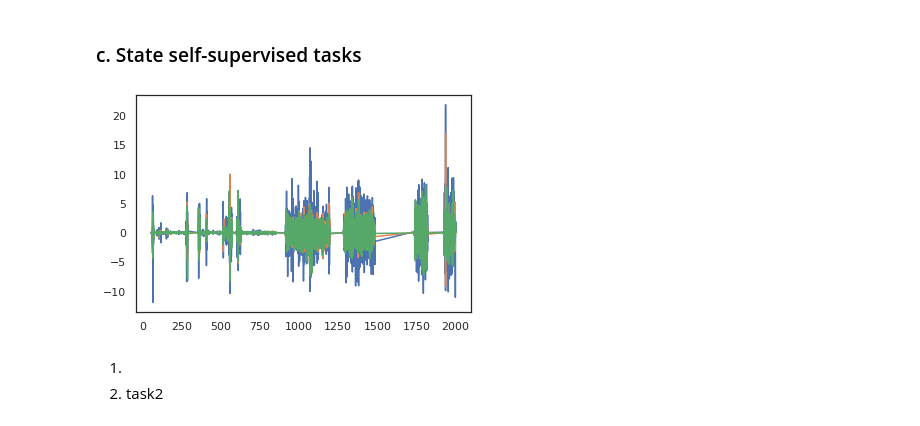
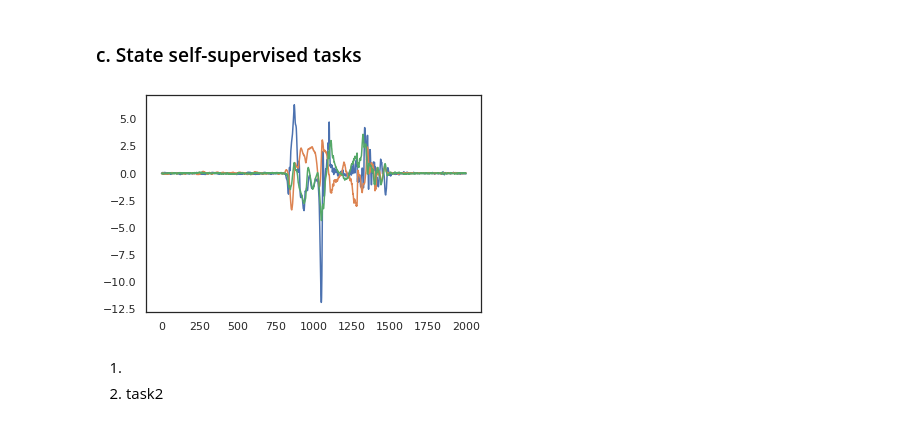
Before and after one commit to chendoy/time-series-pamap2-tf, a Jupyter notebook: workshop_ass2.ipynb, the cells around one changed output. Drawn from its saved outputs; the diff is of its cells as text; code cells hidden in the pictures.

```diff
--- a/workshop_ass2.ipynb
+++ b/workshop_ass2.ipynb
@@ -181,15 +181,15 @@ Our mission will be, given the measurements, to predict the activity.
 ### c. State self-supervised tasks
 # %%
 d = subjects['102'][:2000]
-# _ = plt.plot(d['heart_rate'])
+# _ = plt.plot(d['heart_rate'].values)
 # _ = plt.plot(d['IMU_hand2'])
 # _ = plt.plot(d['IMU_hand3'])
 # _ = plt.plot(d['IMU_hand4'])
-_ = plt.plot(d['IMU_hand8'])
-_ = plt.plot(d['IMU_hand9'])
-_ = plt.plot(d['IMU_hand10'])
+_ = plt.plot(d['IMU_hand8'].values)
+_ = plt.plot(d['IMU_hand9'].values)
+_ = plt.plot(d['IMU_hand10'].values)
 # %% [output]
-[figure, old version]
+[figure, new version]
 # %% [markdown]
 1.
 2. task2
```
Also changed, not shown: parts of 15 cells of this notebook.
